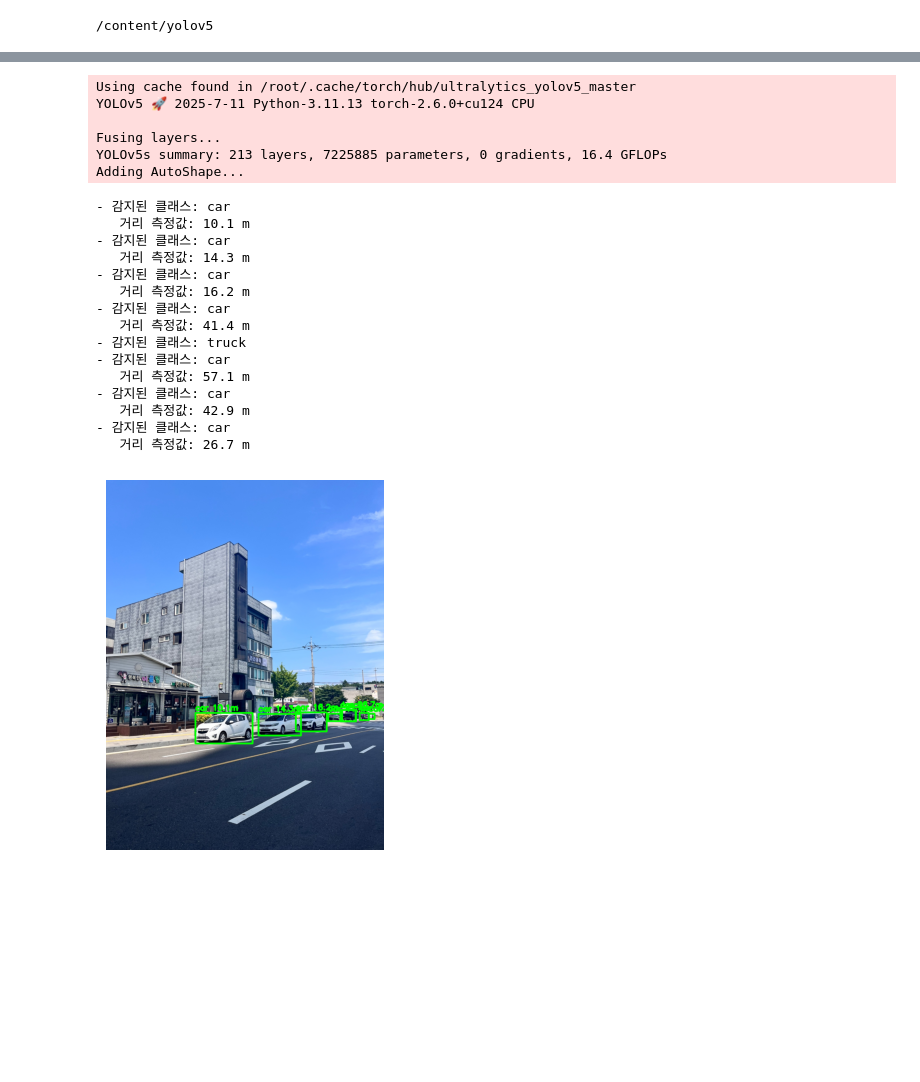
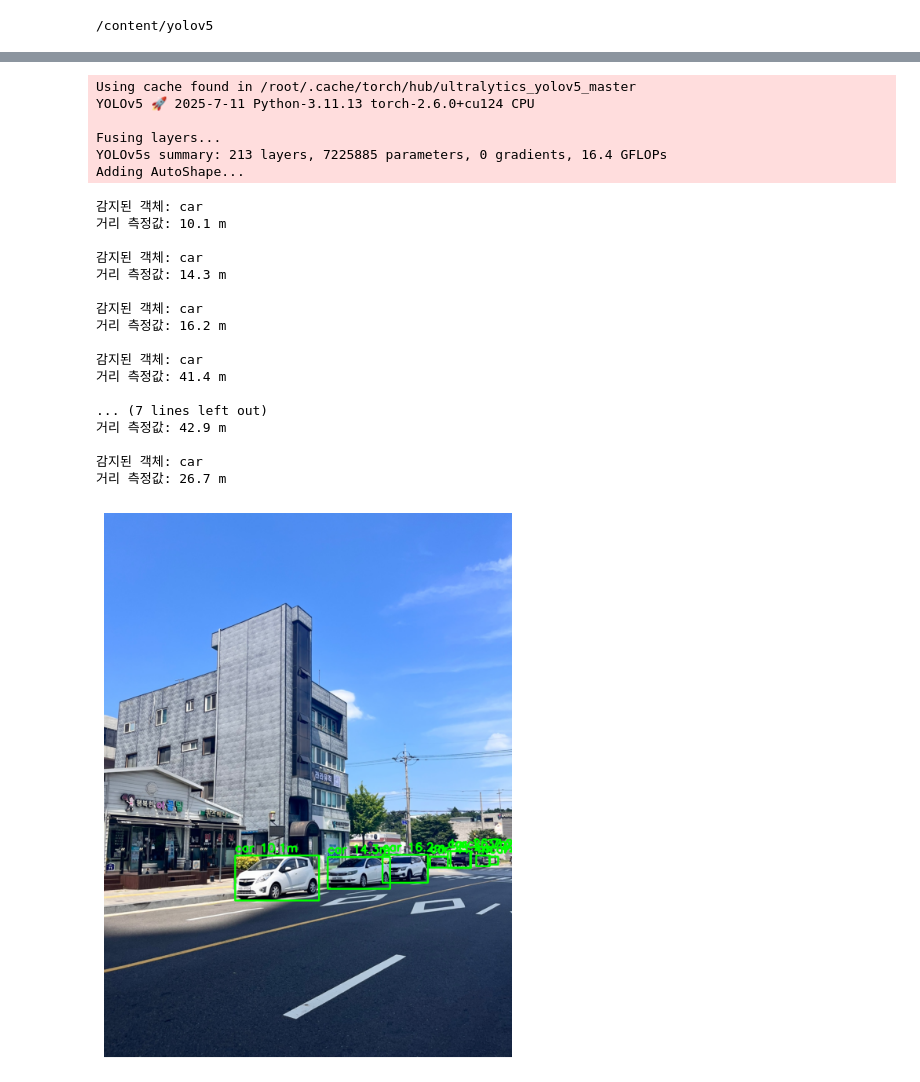
Before and after one commit to NamHyoeun11/jeonbot4-projects, a Jupyter notebook: 과제2_Distance_estimation(yolov5)_직접찍은사진.ipynb, the cells around one changed output, grey strips where cells are left out. Saved outputs shown, nothing was run; the diff lists cells and outputs as text; code cells hidden in the pictures; blank space fills up the shorter version.

```diff
--- a/과제2_Distance_estimation(yolov5)_직접찍은사진.ipynb
+++ b/과제2_Distance_estimation(yolov5)_직접찍은사진.ipynb
@@ -93,7 +90,9 @@ known_heights = {
     "mouse": 11,
     "scissors": 19,
     "person": 166,
-    "car": 150
+    "car": 150,
+    "truck": 200,
+    "bicycle": 110
 }
 focal_length_px = 800
 
@@ -102,51 +101,53 @@ def estimate_distance(known_height_cm, focal_length_px, bbox_height_px):
 
 # 결과 반복
 for *box, conf, cls in results.xyxy[0]:
     label = model.names[int(cls)].lower()
-    print("- 감지된 클래스:", label)
+    print("감지된 객체:", label)
 
     x1, y1, x2, y2 = map(int, box)
 
     if label in known_heights:
         bbox_height = y2 - y1
         distance = estimate_distance(known_heights[label], focal_length_px, bbox_height)
         text = f"{label} {distance/100:.1f}m"
-        print(f"   거리 측정값: {distance / 100:.1f} m")
+        print(f"거리 측정값: {distance / 100:.1f} m\n")
     else:
         text = label
 
-    cv2.rectangle(img_bgr, (x1, y1), (x2, y2), (0, 255, 0), 6)
+    cv2.rectangle(img_bgr, (x1, y1), (x2, y2), (0, 255, 0), 4)
     cv2.putText(img_bgr, text, (x1, y1 - 10),
-                cv2.FONT_HERSHEY_SIMPLEX, 1, (0, 255, 0), 5)
+                cv2.FONT_HERSHEY_SIMPLEX, 1, (0, 255, 0), 3)
 
 # 출력용 RGB 변환
 img_show = cv2.cvtColor(img_bgr, cv2.COLOR_BGR2RGB)
 
 # 출력
-#plt.figure(figsize=(10, 8))
+plt.figure(figsize=(11, 9))
 plt.imshow(img_show)
 plt.axis("off")
 plt.show()
 # %% [output]
 Using cache found in /root/.cache/torch/hub/ultralytics_yolov5_master
 YOLOv5 🚀 2025-7-11 Python-3.11.13 torch-2.6.0+cu124 CPU
 
 Fusing layers...
 YOLOv5s summary: 213 layers, 7225885 parameters, 0 gradients, 16.4 GFLOPs
 Adding AutoShape...
-- 감지된 클래스: car
-   거리 측정값: 10.1 m
-- 감지된 클래스: car
-   거리 측정값: 14.3 m
-- 감지된 클래스: car
-   거리 측정값: 16.2 m
-- 감지된 클래스: car
-   거리 측정값: 41.4 m
-- 감지된 클래스: truck
-- 감지된 클래스: car
-   거리 측정값: 57.1 m
-- 감지된 클래스: car
-   거리 측정값: 42.9 m
-- 감지된 클래스: car
-   거리 측정값: 26.7 m
+감지된 객체: car
+거리 측정값: 10.1 m
+
+감지된 객체: car
+거리 측정값: 14.3 m
+
+감지된 객체: car
+거리 측정값: 16.2 m
+
+감지된 객체: car
+거리 측정값: 41.4 m
+
+... (7 lines left out)
+거리 측정값: 42.9 m
+
+감지된 객체: car
+거리 측정값: 26.7 m
-[figure, old version]
+[figure, new version]
```
Also changed, not shown: parts of 3 cells of this notebook.
